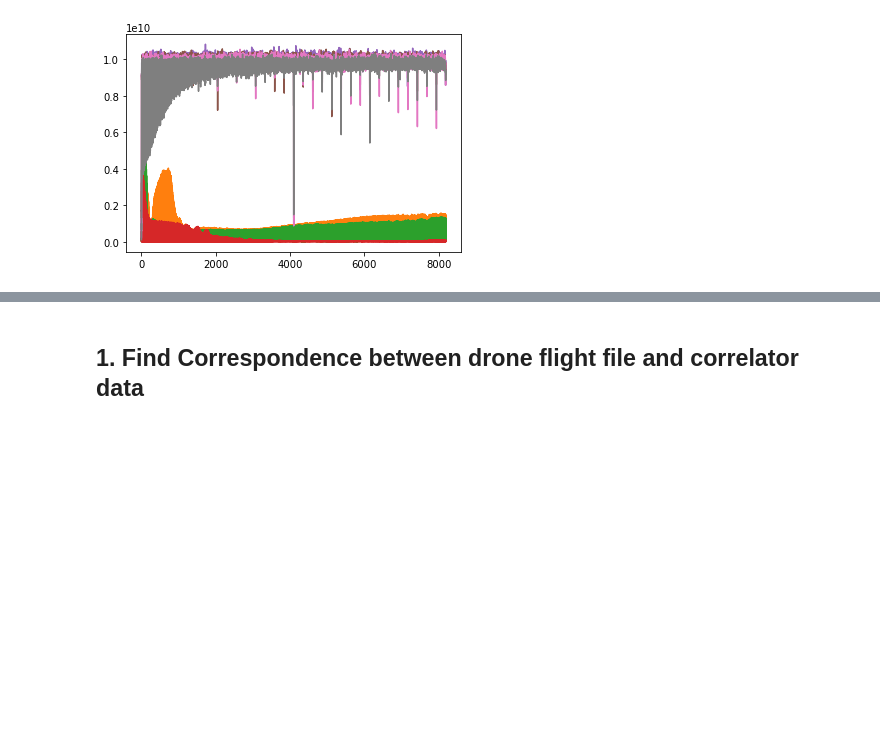
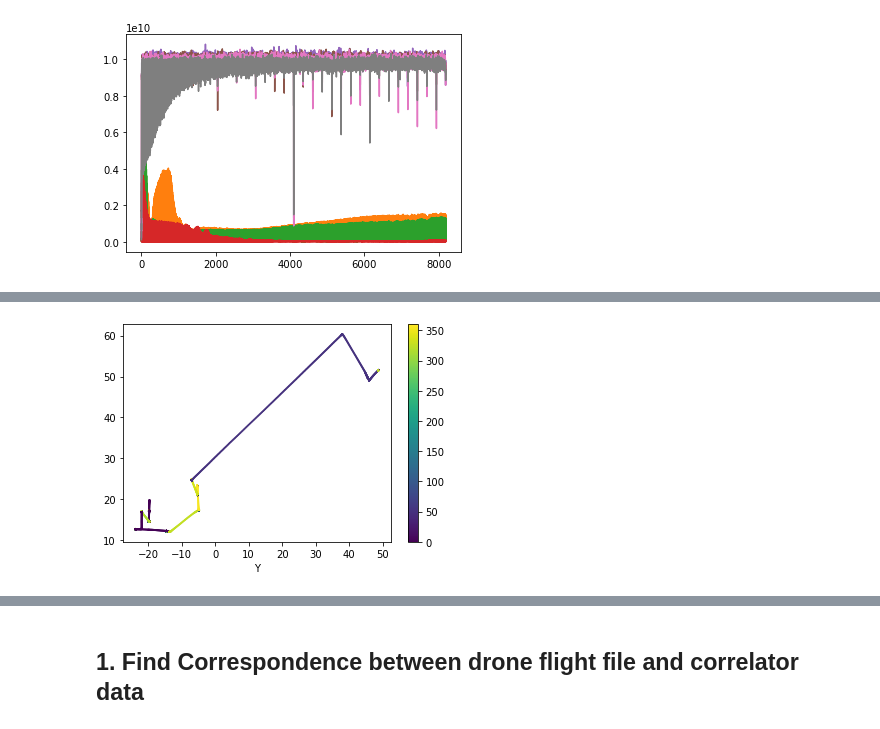
Before and after one commit to WrightLaboratory/DigitalNoiseSource, a Jupyter notebook: notebooks/LBN_DNS_GBO.ipynb, the cells around one changed output, grey strips where cells are left out. Saved outputs shown, nothing was run; the diff lists cells and outputs as text; code cells hidden in the pictures; blank space fills up the shorter version.

```diff
--- a/notebooks/LBN_DNS_GBO.ipynb
+++ b/notebooks/LBN_DNS_GBO.ipynb
@@ -331,3 +338,14 @@ plt.show()
+# %%
+sti=2500
+sto=10000
+plt.scatter(dronedata.coords_xyz_LC[sti:sto,0],dronedata.coords_xyz_LC[sti:sto,1],
+            c=dronedata.yaw[sti:sto],s=1)
+plt.xlabel('X')
+plt.xlabel('Y')
+plt.colorbar()
+plt.show()
+# %% [output]
+[figure, added]
 # %%
 for i in np.arange(0,10):
     print(i, np.median(corrdata.V[:,f_ind,i].imag))
```
Also changed, not shown: parts of 11 cells of this notebook.
